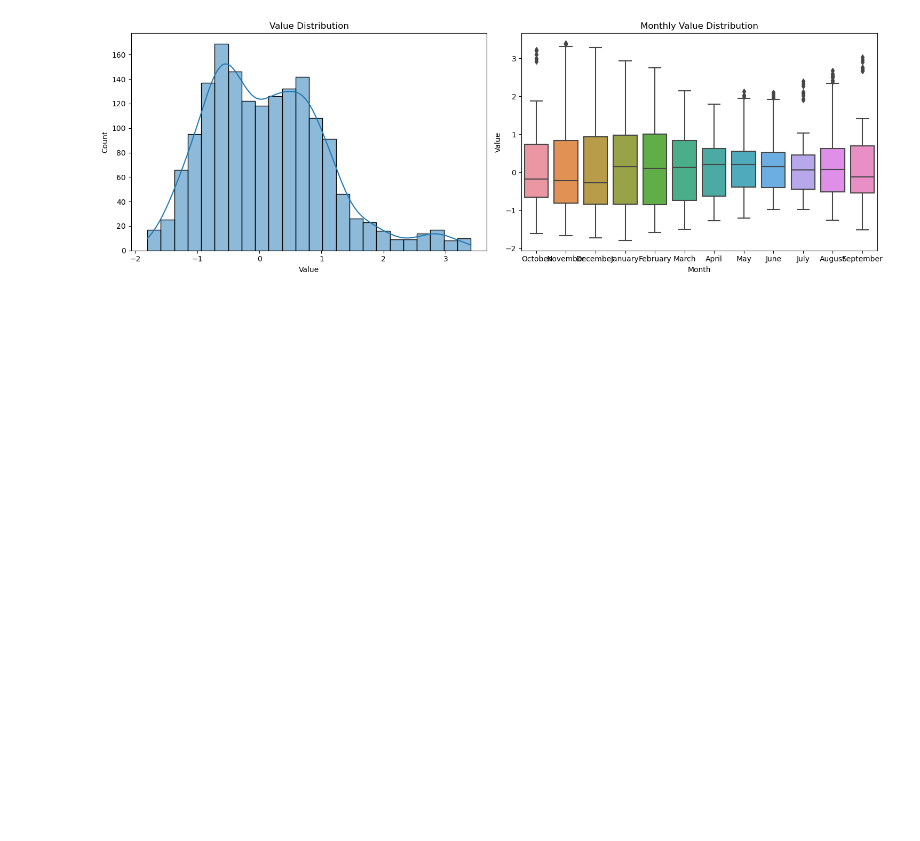
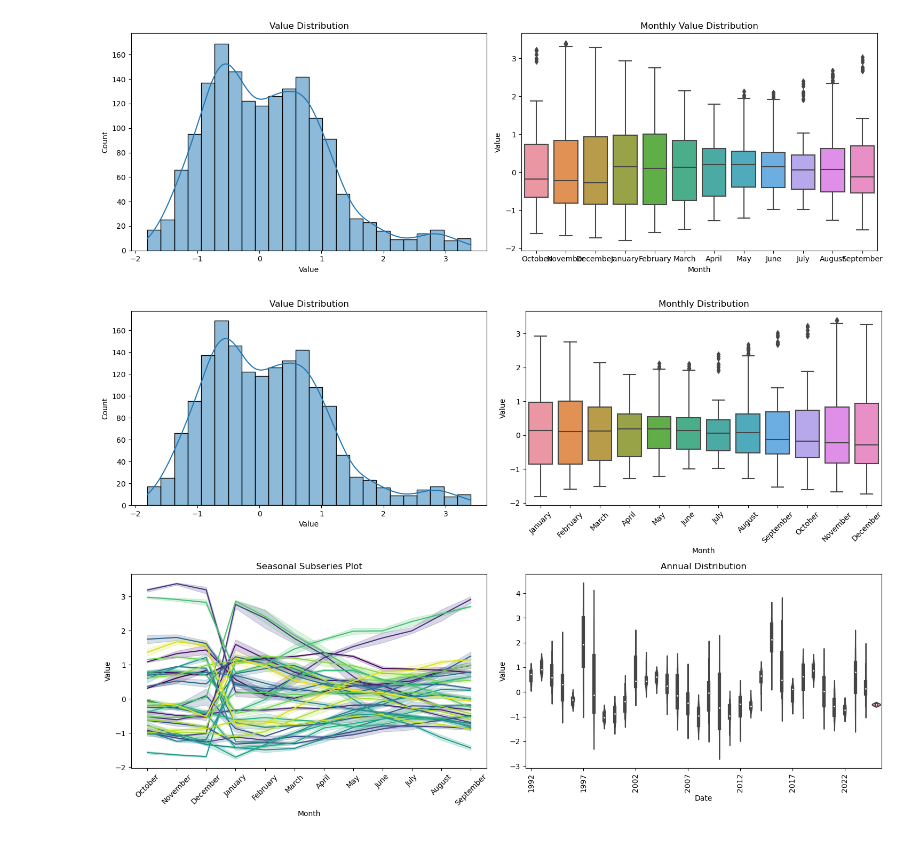
Before and after one commit to shrijacked/Coral-Reef-Bleaching-Prediction, a Jupyter notebook: data_analysis_individual/data_analysis_enso_conv.ipynb, the cells around one changed output. Cells and saved outputs as stored; diff of their text form; code cells hidden in the pictures; blank space fills up the shorter version.

```diff
--- a/data_analysis_individual/data_analysis_enso_conv.ipynb
+++ b/data_analysis_individual/data_analysis_enso_conv.ipynb
@@ -62,3 +71,36 @@ plt.tight_layout()
 plt.show()
 # %% [output]
 [figure]
+# %%
+# 4. Distribution Analysis
+fig, ax = plt.subplots(2, 2, figsize=(15, 10))
+
+# Histogram with KDE
+sns.histplot(df['Value'], kde=True, ax=ax[0,0])
+ax[0,0].set_title('Value Distribution')
+
+# Boxplot by Month
+month_order = ['January', 'February', 'March', 'April', 'May', 'June',
+               'July', 'August', 'September', 'October', 'November', 'December']
+sns.boxplot(x=df['Month'], y=df['Value'], order=month_order, ax=ax[0,1])
+ax[0,1].set_title('Monthly Distribution')
+ax[0,1].tick_params(axis='x', rotation=45)
+
+# Seasonal Subseries Plot
+seasonal_df = df.copy()
+seasonal_df['Year'] = seasonal_df.index.year
+sns.lineplot(x='Month', y='Value', hue='Year', data=seasonal_df,
+            estimator='mean', ax=ax[1,0], palette='viridis', legend=False)
+ax[1,0].set_title('Seasonal Subseries Plot')
+ax[1,0].tick_params(axis='x', rotation=45)
+
+# Annual Distribution
+sns.violinplot(x=df.index.year, y=df['Value'], ax=ax[1,1])
+ax[1,1].set_title('Annual Distribution')
+ax[1,1].tick_params(axis='x', rotation=90)
+ax[1,1].set_xticks(ax[1,1].get_xticks()[::5])  # Show every 5th year
+
+plt.tight_layout()
+plt.show()
+# %% [output]
+[figure, added]
```
Also changed, not shown: parts of 7 cells of this notebook.
